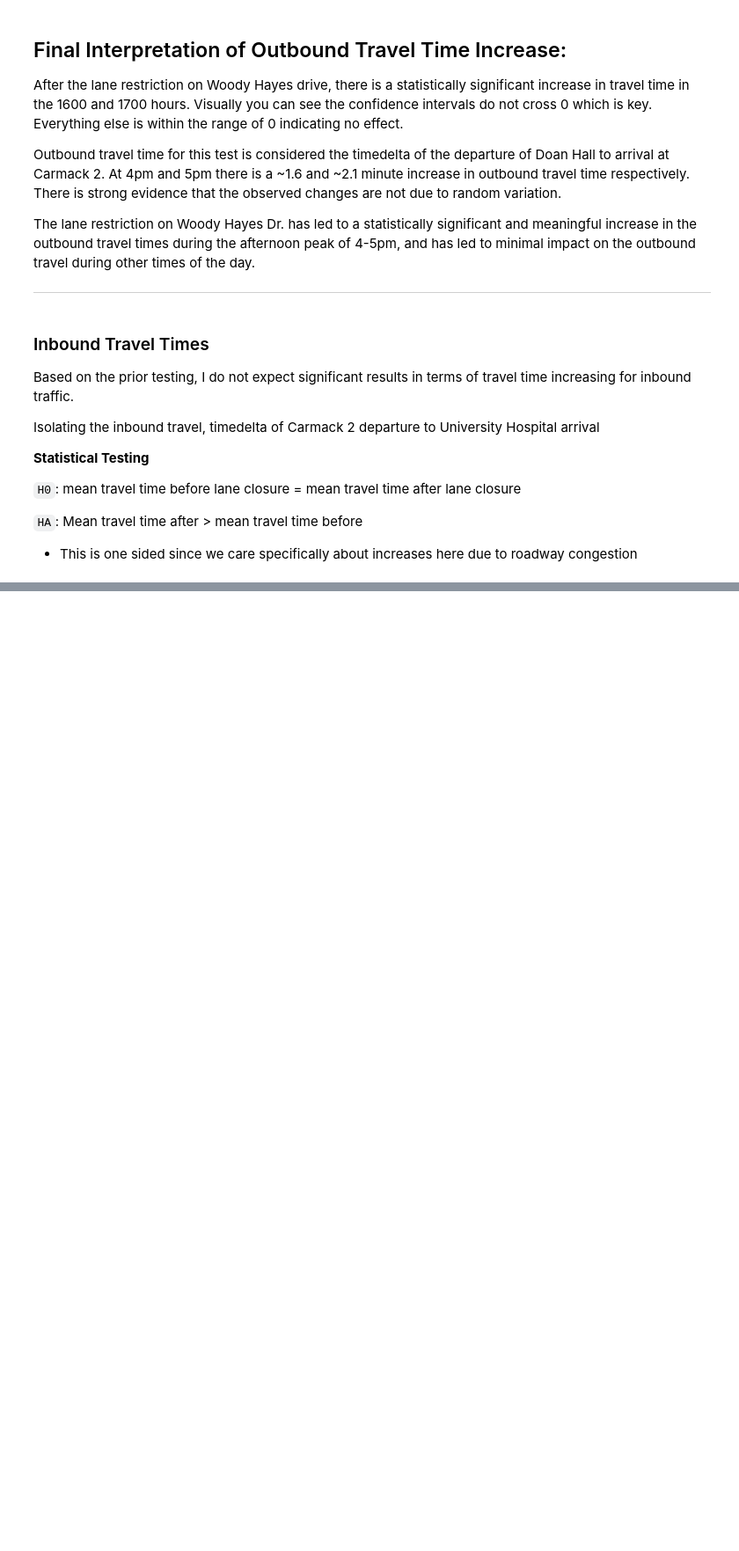
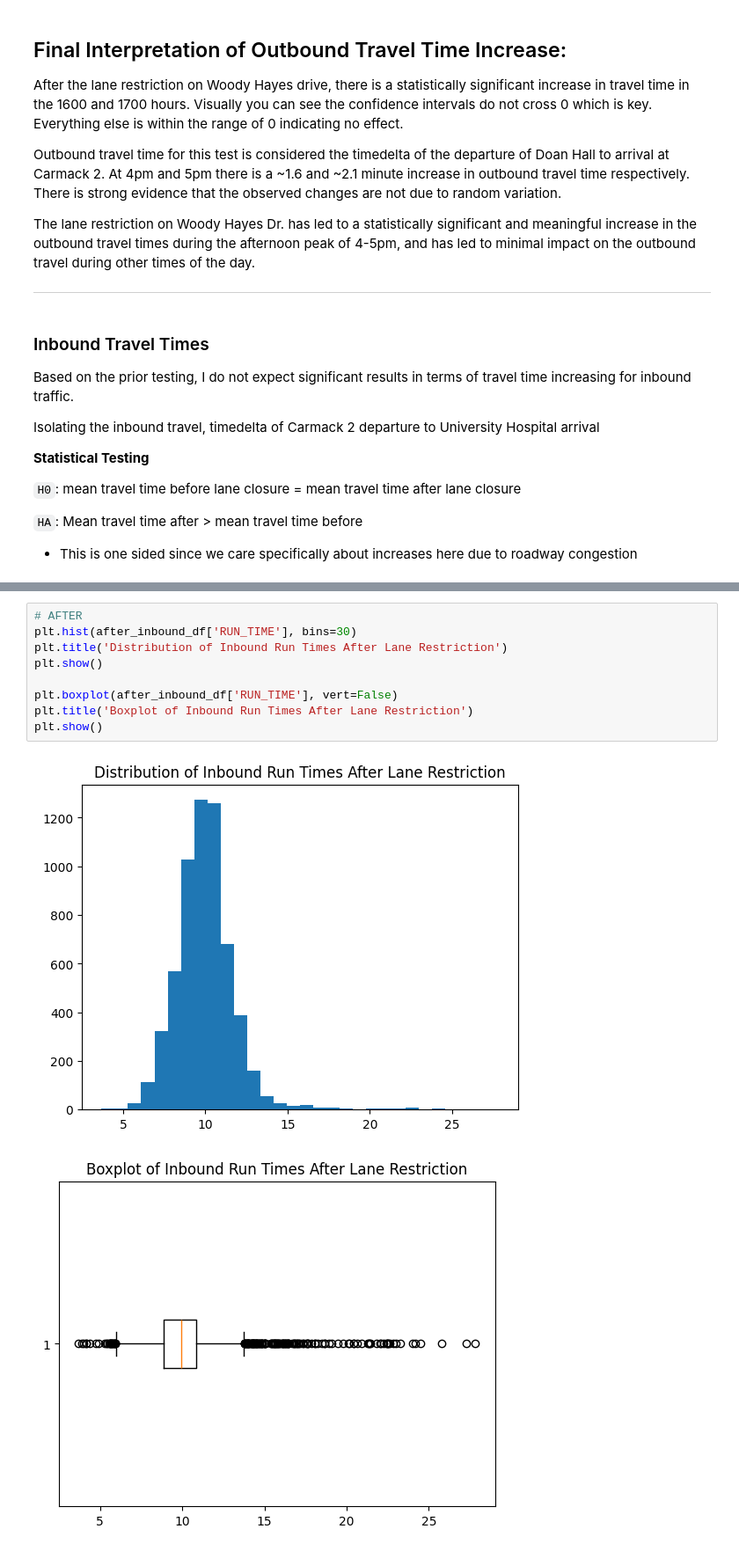
Before and after one commit to morgan1461/WMC-dashboard, a Jupyter notebook: analysis_notebooks/woody_hayes_dr_construction_analysis.ipynb, the cells around one changed output, grey strips where cells are left out. Shown at 88% size. Drawn from its saved outputs; the diff is of its cells as text; blank space fills up the shorter version.

```diff
--- a/analysis_notebooks/woody_hayes_dr_construction_analysis.ipynb
+++ b/analysis_notebooks/woody_hayes_dr_construction_analysis.ipynb
@@ -376,0 +456,12 @@ Isolating the inbound travel, timedelta of Carmack 2 departure to University Hos
+# %%
+# AFTER
+plt.hist(after_inbound_df['RUN_TIME'], bins=30)
+plt.title('Distribution of Inbound Run Times After Lane Restriction')
+plt.show()
+
+plt.boxplot(after_inbound_df['RUN_TIME'], vert=False)
+plt.title('Boxplot of Inbound Run Times After Lane Restriction')
+plt.show()
+# %% [output]
+[figure, added]
+[figure, added]
```
Also changed, not shown: parts of 10 cells of this notebook.
